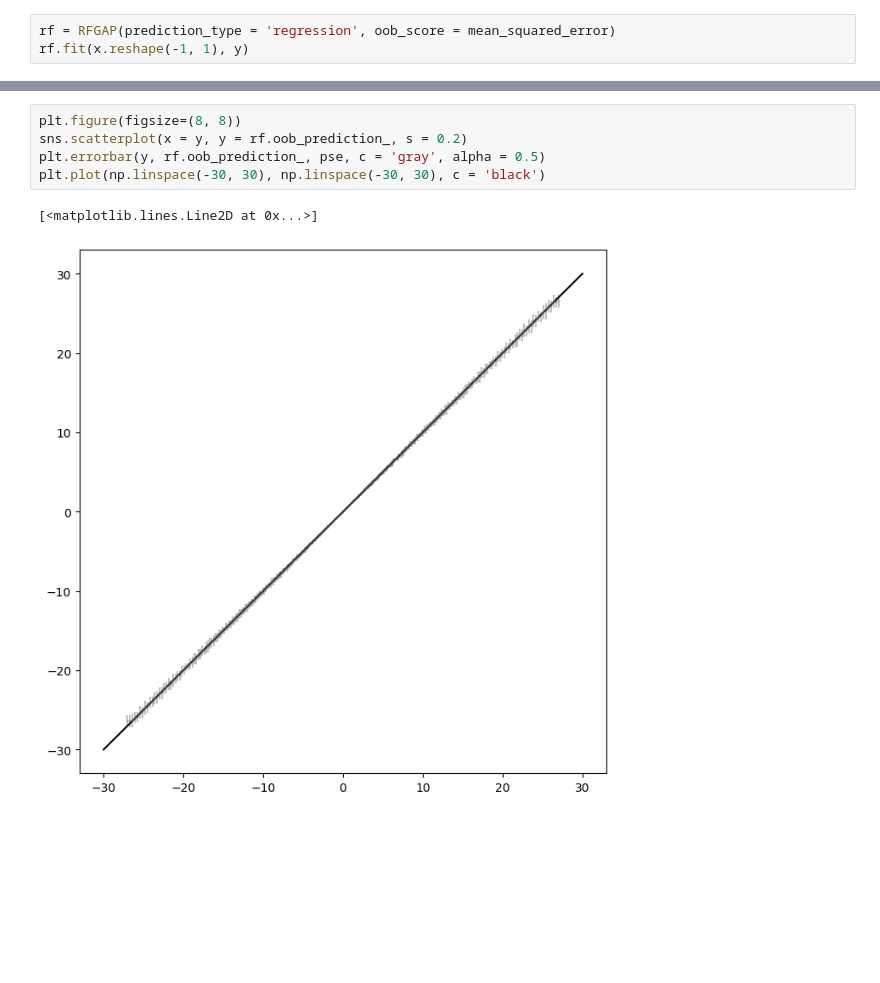
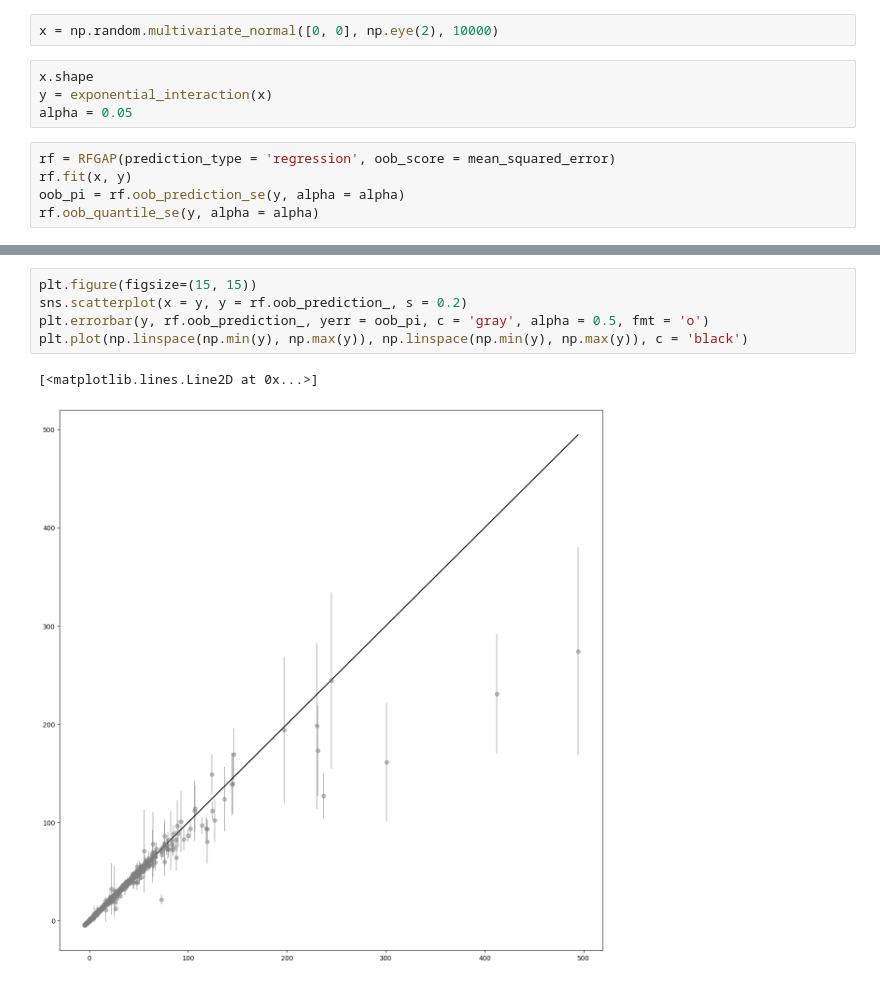
Before and after one commit to jakerhodes/RF-GAP-Python, a Jupyter notebook: test_pi.ipynb, the cells around one changed output, grey strips where cells are left out. Saved outputs shown, nothing was run; the diff lists cells and outputs as text; blank space fills up the shorter version.

```diff
--- a/test_pi.ipynb
+++ b/test_pi.ipynb
@@ -35,3 +10,11 @@ x, y_noise, y = generate_noisy_cubic_function(n_samples=500, noise_variance=0)
+# %%
+x = np.random.multivariate_normal([0, 0], np.eye(2), 10000)
+# %%
+x.shape
+y = exponential_interaction(x)
+alpha = 0.05
 # %%
 rf = RFGAP(prediction_type = 'regression', oob_score = mean_squared_error)
-rf.fit(x.reshape(-1, 1), y)
+rf.fit(x, y)
+oob_pi = rf.oob_prediction_se(y, alpha = alpha)
+rf.oob_quantile_se(y, alpha = alpha)
@@ -56,8 +39,8 @@ plt.errorbar(x, rf.oob_prediction_, pse, c = 'gray', alpha = 0.5)
 # %%
-plt.figure(figsize=(8, 8))
+plt.figure(figsize=(15, 15))
 sns.scatterplot(x = y, y = rf.oob_prediction_, s = 0.2)
-plt.errorbar(y, rf.oob_prediction_, pse, c = 'gray', alpha = 0.5)
-plt.plot(np.linspace(-30, 30), np.linspace(-30, 30), c = 'black')
+plt.errorbar(y, rf.oob_prediction_, yerr = oob_pi, c = 'gray', alpha = 0.5, fmt = 'o')
+plt.plot(np.linspace(np.min(y), np.max(y)), np.linspace(np.min(y), np.max(y)), c = 'black')
 # %% [output]
 [<matplotlib.lines.Line2D at 0x...>]
-[figure, old version]
+[figure, new version]
```
Also changed, not shown: parts of 14 cells of this notebook.
